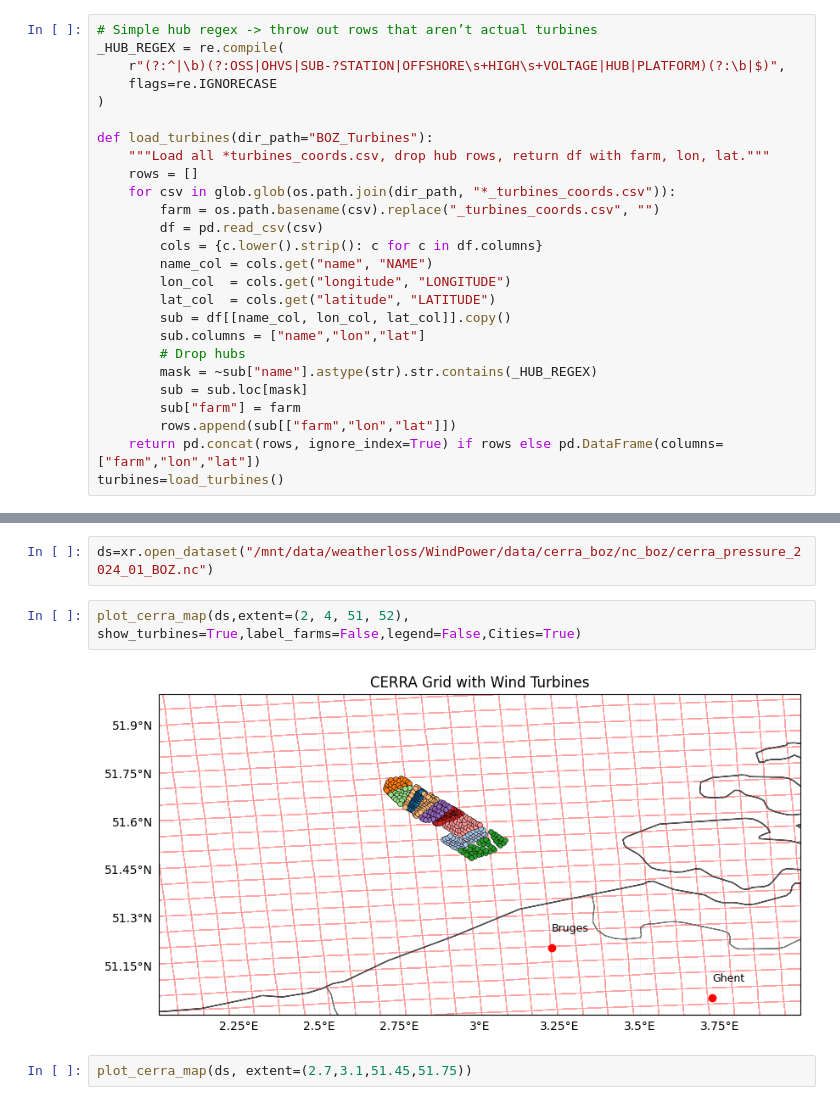
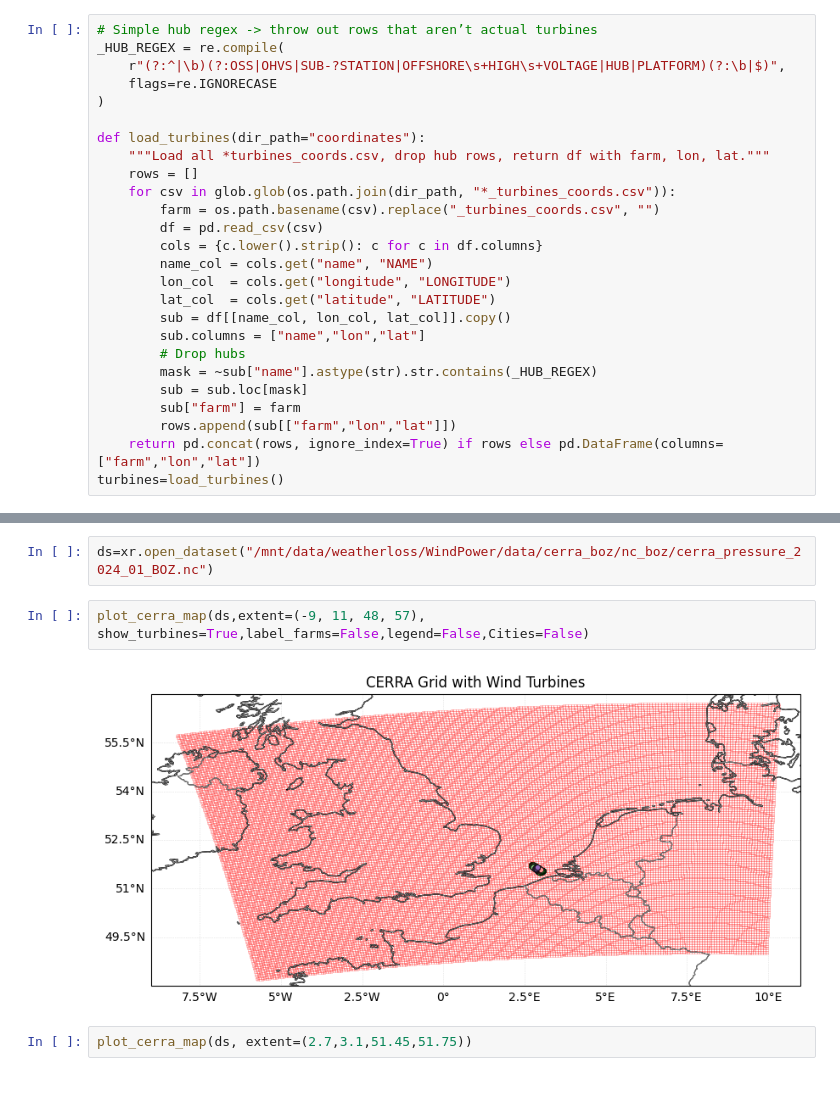
Before and after one commit to UAntwerpM4S/WindAI, a Jupyter notebook: data/BOZ_Turbines/Turbines.ipynb, the cells around one changed output, grey strips where cells are left out. Drawn from its saved outputs; the diff is of its cells as text.

```diff
--- a/data/BOZ_Turbines/Turbines.ipynb
+++ b/data/BOZ_Turbines/Turbines.ipynb
@@ -16,7 +16,7 @@ _HUB_REGEX = re.compile(
     flags=re.IGNORECASE
 )
 
-def load_turbines(dir_path="BOZ_Turbines"):
+def load_turbines(dir_path="coordinates"):
     """Load all *turbines_coords.csv, drop hub rows, return df with farm, lon, lat."""
     rows = []
     for csv in glob.glob(os.path.join(dir_path, "*_turbines_coords.csv")):
@@ -116,9 +117,9 @@ def plot_cerra_map(
 # %%
 ds=xr.open_dataset("/mnt/data/weatherloss/WindPower/data/cerra_boz/nc_boz/cerra_pressure_2024_01_BOZ.nc")
 # %%
-plot_cerra_map(ds,extent=(2, 4, 51, 52), show_turbines=True,label_farms=False,legend=False,Cities=True)
+plot_cerra_map(ds,extent=(-9, 11, 48, 57), show_turbines=True,label_farms=False,legend=False,Cities=False)
 # %% [output]
-[figure, old version]
+[figure, new version]
 # %%
 plot_cerra_map(ds, extent=(2.7,3.1,51.45,51.75))
 # %% [output]
```
Also changed, not shown: parts of 1 cell of this notebook, 18 other files.
